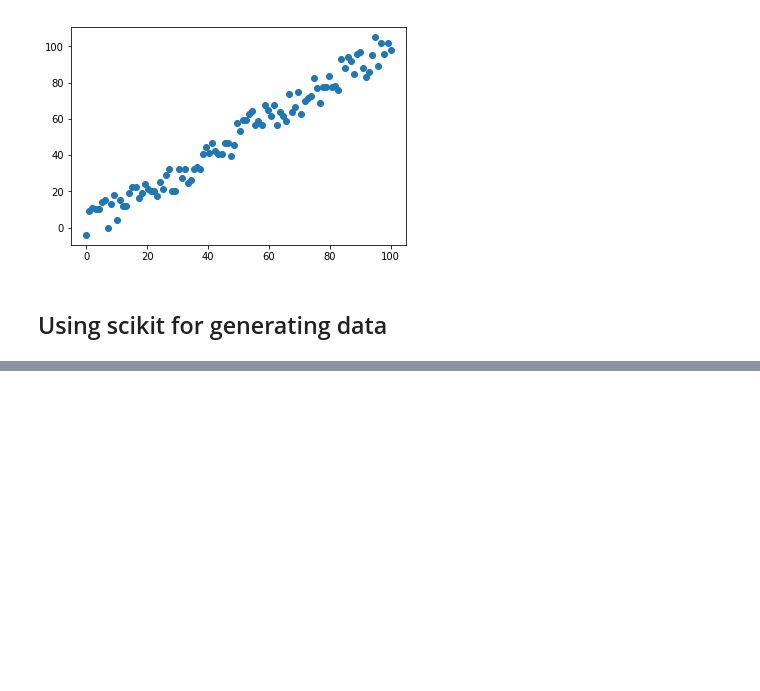
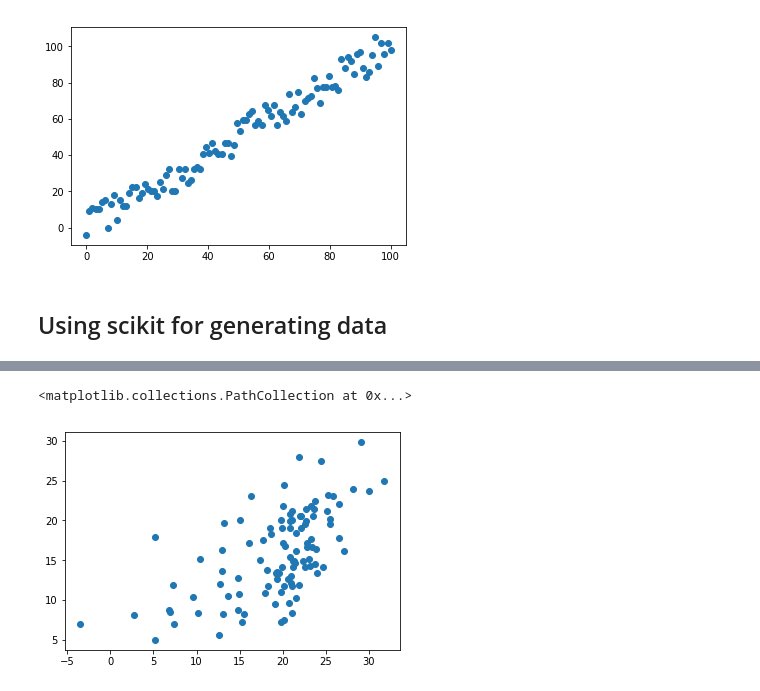
Before and after one commit to coding-blocks-archives/ML-Noida-2019-Jan-Morning, a Jupyter notebook: lecture_7/Regression Introduntion.ipynb, the cells around one changed output, grey strips where cells are left out. Drawn from its saved outputs; the diff is of its cells as text; code cells hidden in the pictures; blank space fills up the shorter version.

```diff
--- a/lecture_7/Regression Introduntion.ipynb
+++ b/lecture_7/Regression Introduntion.ipynb
@@ -86,0 +97,4 @@ for i in range(10):
+# %%
+yp = model.predict(X[slice:])
+# %%
+ya = Y[slice:]
@@ -86,0 +105,6 @@ for i in range(10):
+# %%
+# plt.scatter(np.linspace(0, yp.shape[0], yp.shape[0]), yp)
+plt.scatter(yp, ya)
+# %% [output]
+<matplotlib.collections.PathCollection at 0x...>
+[figure, added]
```
Also changed, not shown: parts of 8 cells of this notebook.
